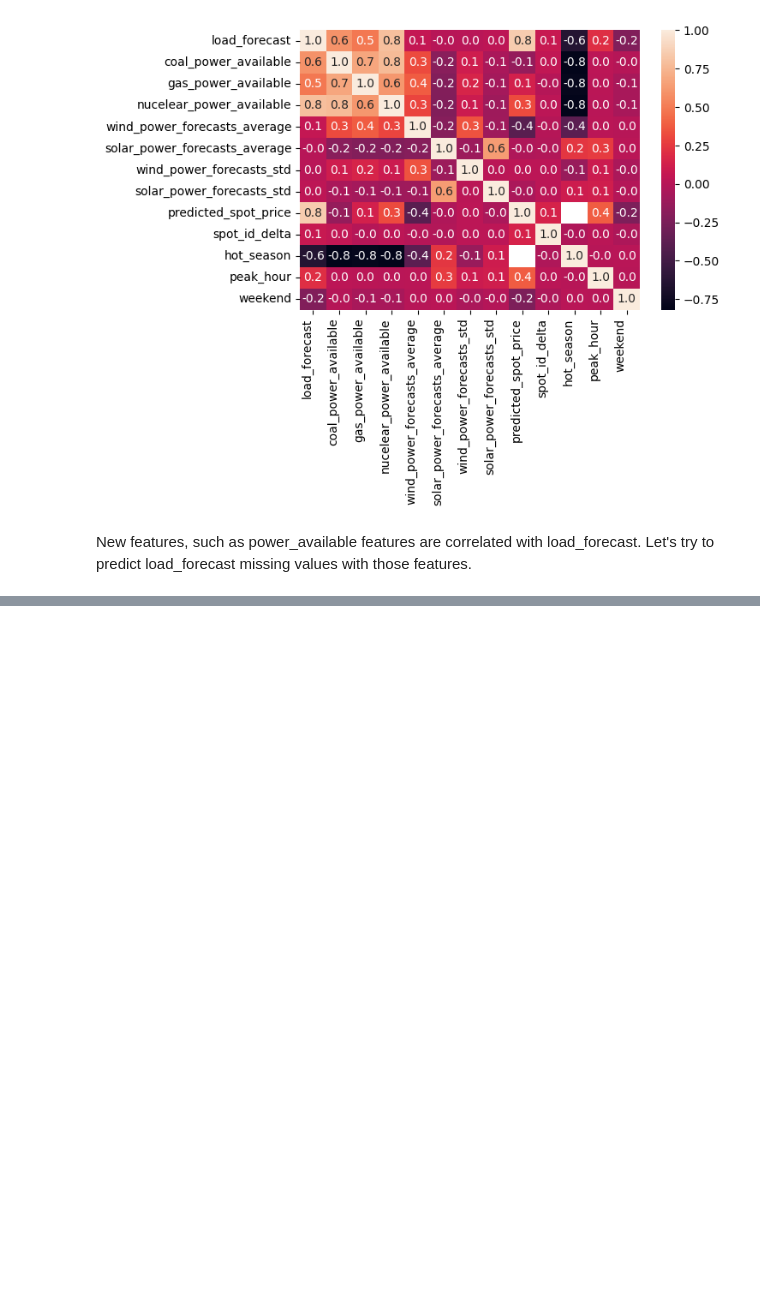
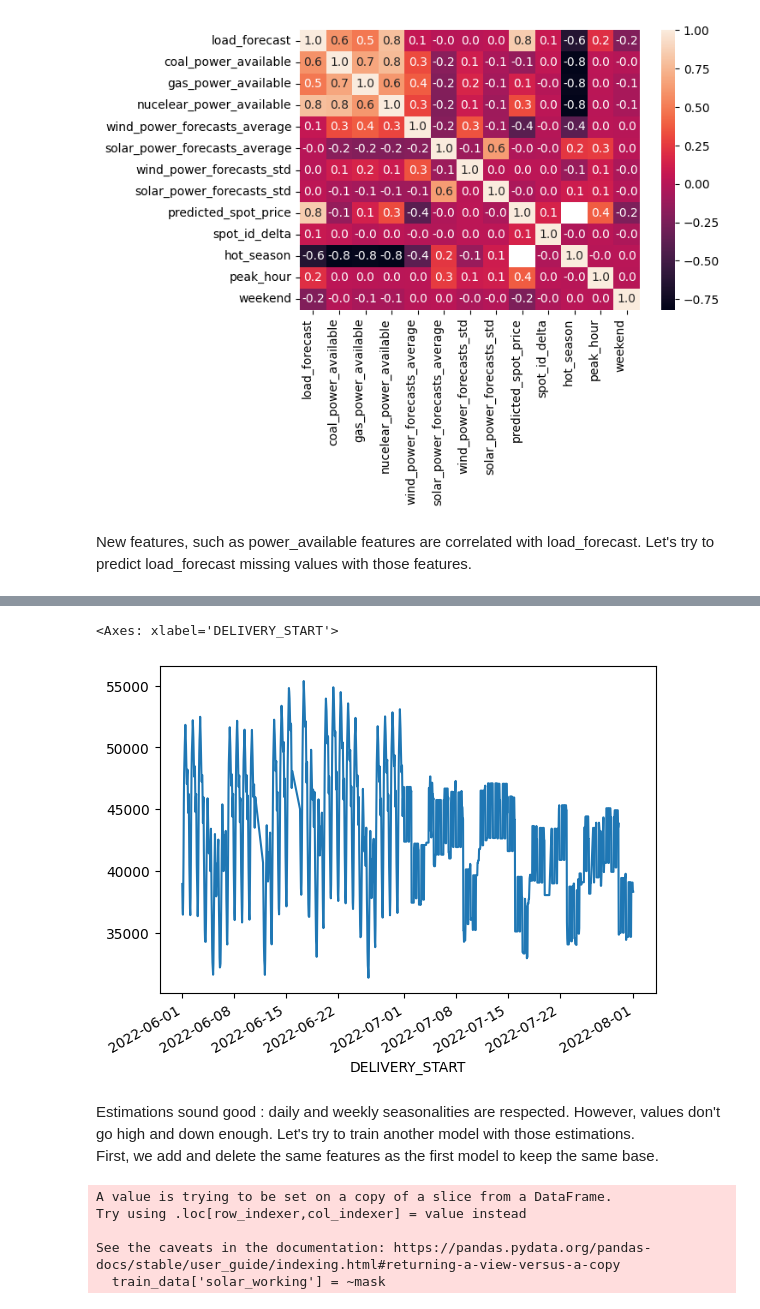
Before and after one commit to Hugus35/Energy-Challenge, a Jupyter notebook: challenge.ipynb, the cells around one changed output, grey strips where cells are left out. Drawn from its saved outputs; the diff is of its cells as text; code cells hidden in the pictures; blank space fills up the shorter version.

Commit message:
modeles nouveaux params

```diff
--- a/challenge.ipynb
+++ b/challenge.ipynb
@@ -263,5 +263,4 @@ X = train_data.drop(['coal_power_available', 'gas_power_available', 'nucelear_po
 from sklearn.metrics import make_scorer
 challenge_score = make_scorer(ML_functions.weighted_accuracy)
 
-#forest, KNN = ML_functions.fit_models(X, y, verbose = 1, score = challenge_score)
-#ML_functions.fit_models(X, y, verbose = 1, score = challenge_score)
+models = ML_functions.fit_models(X, y, verbose = 1, score = challenge_score, models = ['forest', 'KNN', 'XGB', 'regression'])
@@ -298,18 +335,25 @@ New features, such as power_available features are correlated with load_forecast
 from sklearn.ensemble import RandomForestRegressor
 from sklearn.neighbors import KNeighborsRegressor
 from sklearn.metrics import make_scorer
+from sklearn.preprocessing import MinMaxScaler
 import numpy as np
 
 load_missing = train_data[train_data['load_forecast'].isna()]
-load_missing = load_missing['load_forecast']
+load_missing = load_missing.drop(['wind_power_forecasts_average', 'solar_power_forecasts_average', 'wind_power_forecasts_std', 'solar_power_forecasts_std', 'predicted_spot_price', 'spot_id_delta'], axis = 1)
+#load_missing = load_missing['load_forecast']
+X_test = load_missing.drop(['load_forecast'], axis = 1)
+
+load_present = train_data[~train_data['load_forecast'].isna()]
+load_present = load_present.drop(['wind_power_forecasts_average', 'solar_power_forecasts_average', 'wind_power_forecasts_std', 'solar_power_forecasts_std', 'predicted_spot_price', 'spot_id_delta'], axis = 1)
+load_present = load_present.dropna(subset = ['coal_power_available'])
+
+y_train = load_present['load_forecast']
+X_train = load_present.drop(['load_forecast'], axis = 1)
+
+scaler = MinMaxScaler(feature_range=(0, 1))
+X_train_scaled = pd.DataFrame(scaler.fit_transform(X_train), columns = X_train.columns, index = X_train.index)
+X_test_scaled = pd.DataFrame(scaler.transform(X_test), columns = X_test.columns, index = X_test.index)
 
 
-load_present = train_data[~train_data['load_forecast'].isna()]
-load_present = load_present['load_forecast']
-
-'''
-y_train = load_present['load_forecast']
-X_train = load_present.drop(['load_forecast'], axis = 1)
-'''
-#best_models = ML_functions.fit_models(X_train, y_train, verbose = 1, score = 'neg_mean_squared_error', models = ['SVM', 'regression'])
+best_models = ML_functions.fit_models(X_train_scaled, y_train, verbose = 1, score = 'neg_mean_squared_error', models = ['KNN', 'regression'])
 # %% [output]
@@ -504,0 +377,4 @@ array([49426.2, 49426.2, 41760.6, ..., 58640.3, 58640.3, 58640.3])
+# %%
+reg = best_models[1]
+load_missing['load_forecast'] = reg.predict(X_test_scaled)
+load_missing
@@ -504,0 +396,25 @@ array([49426.2, 49426.2, 41760.6, ..., 58640.3, 58640.3, 58640.3])
+# %%
+for date in load_missing.index:
+    train_data.loc[date, 'load_forecast'] = load_missing.loc[date, 'load_forecast']
+# %%
+train_data.loc["2022-06":"2022-07"]['load_forecast'].plot()
+# %% [output]
+<Axes: xlabel='DELIVERY_START'>
+[figure, added]
+# %% [markdown]
+Estimations sound good : daily and weekly seasonalities are respected. However, values don't go high and down enough. Let's try to train another model with those estimations.
+First, we add and delete the same features as the first model to keep the same base.
+# %%
+train_data = preprocessing_functions.handle_missing(train_data, na = 'drop', to_drop = None)
+
+mask = train_data["solar_power_forecasts_average"] == 0
+train_data['solar_working'] = ~mask
+
+y = train_data['spot_id_delta']
+X = train_data.drop(['coal_power_available', 'gas_power_available', 'nucelear_power_available', 'solar_power_forecasts_average', 'solar_power_forecasts_std', 'spot_id_delta', 'predicted_spot_price'], axis = 1)
+# %% [output]
+A value is trying to be set on a copy of a slice from a DataFrame.
+Try using .loc[row_indexer,col_indexer] = value instead
+
+See the caveats in the documentation: https://pandas.pydata.org/pandas-docs/stable/user_guide/indexing.html#returning-a-view-versus-a-copy
+  train_data['solar_working'] = ~mask
```
Also changed, not shown: parts of 24 cells of this notebook, 1 other file.
